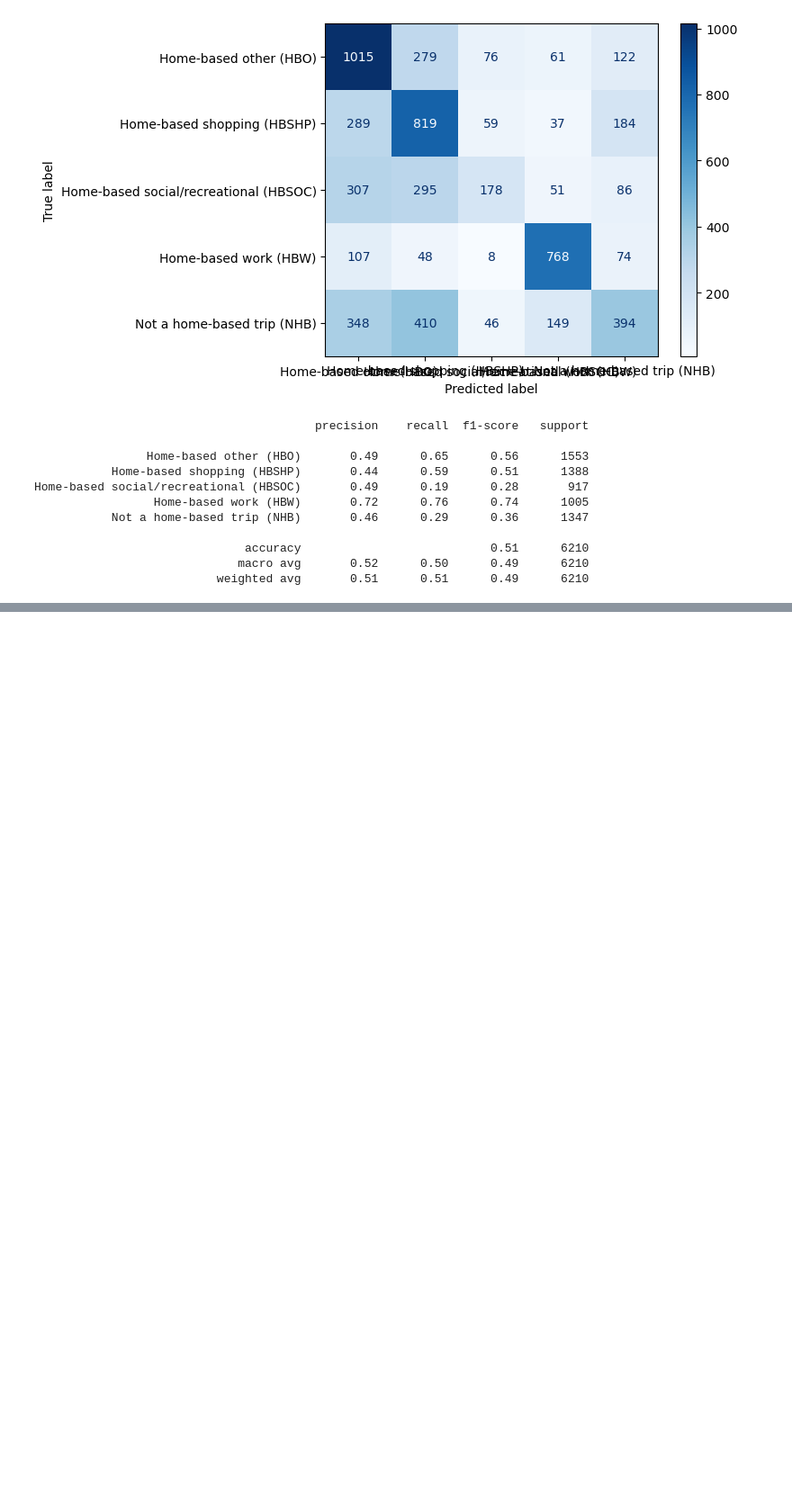
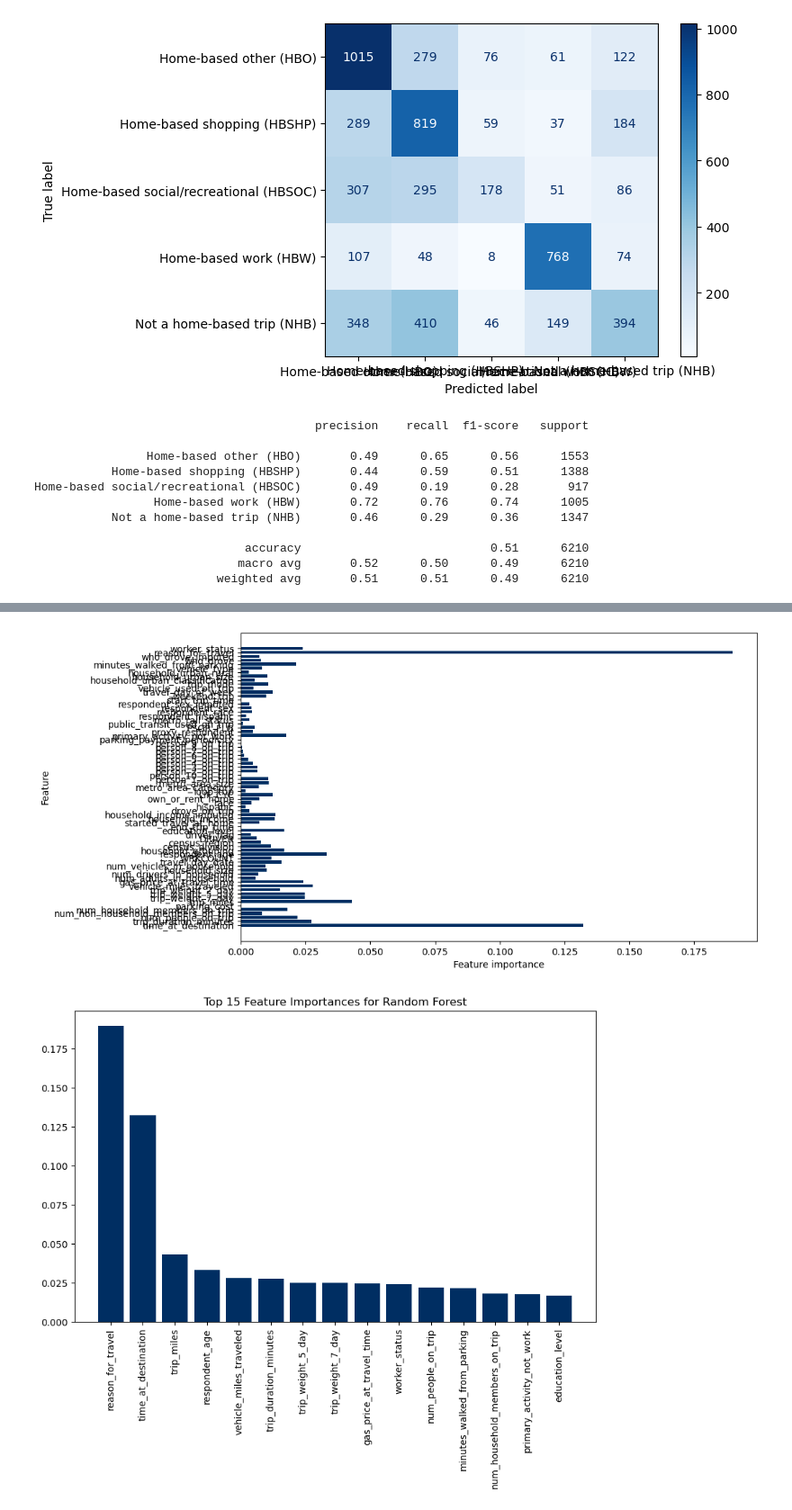
Before and after one commit to mfgeary/dsan5300-project, a Jupyter notebook: code/AUC_All_Models.ipynb, the cells around one changed output, grey strips where cells are left out. Shown at 90% size. Drawn from its saved outputs; the diff is of its cells as text; code cells hidden in the pictures; blank space fills up the shorter version.

```diff
--- a/code/AUC_All_Models.ipynb
+++ b/code/AUC_All_Models.ipynb
@@ -243,3 +321,32 @@ Home-based social/recreational (HBSOC)       0.49      0.19      0.28       917
+# %%
+### Feature Importance plot
+def plot_feature_importances(model, feature_names):
+    n_features = len(feature_names)
+    plt.figure(figsize=(10, 6))
+    plt.barh(range(n_features), model.feature_importances_, align='center', color = "#002e62")
+    plt.yticks(range(n_features), feature_names)
+    plt.xlabel("Feature importance")
+    plt.ylabel("Feature")
+    plt.show()
+
+# convert x_train to a DataFrame
+x_train_df = pd.DataFrame(x_train, columns=trip.drop('trip_purpose', axis=1).columns)
+
+
+plot_feature_importances(rf, x_train_df.columns)
+
+# Plot the top n most important features as lollipop plot
+n = 15
+importances = rf.feature_importances_
+indices = np.argsort(importances)[::-1]
+plt.figure(figsize=(10, 6))
+plt.title(f'Top {n} Feature Importances for Random Forest')
+plt.bar(range(n), importances[indices[:n]], color = "#002e62")
+plt.xticks(range(n), x_train_df.columns[indices[:n]], rotation=90)
+plt.show()
+# %% [output]
+[figure, added]
+[figure, added]
 # %%
 from sklearn.preprocessing import label_binarize
 
```
Also changed, not shown: parts of 12 cells of this notebook, 9 other files.
